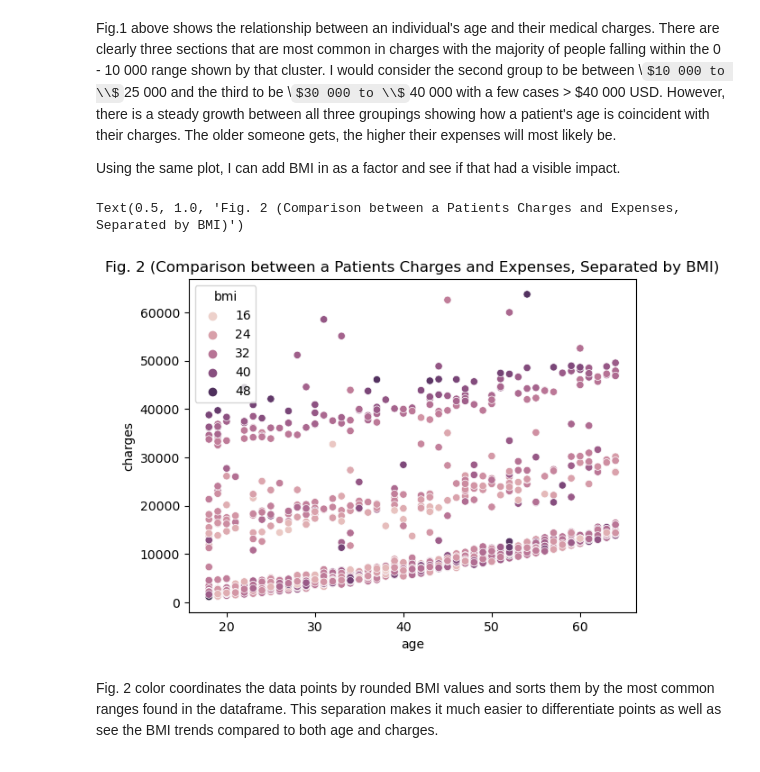
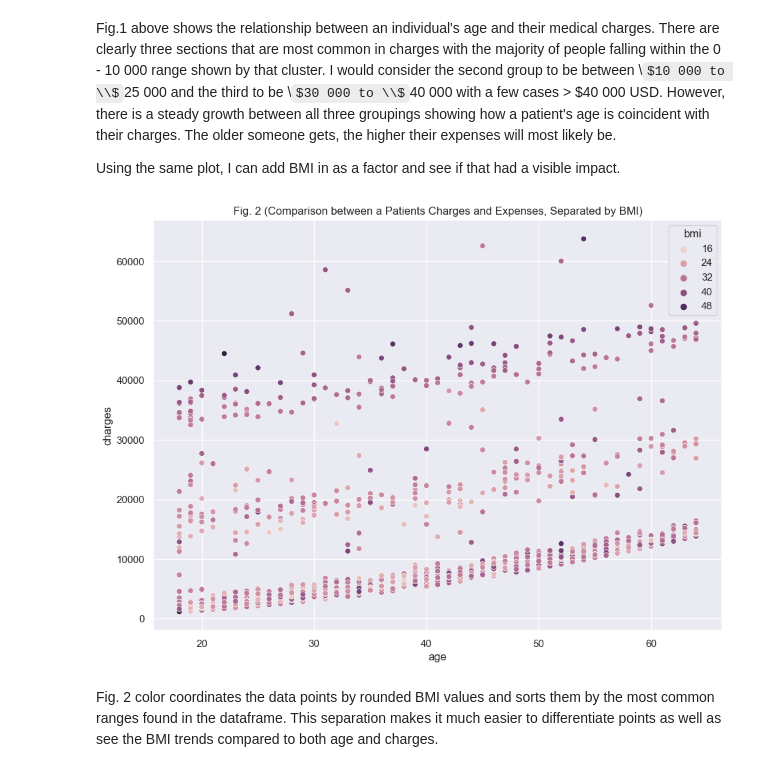
Before and after one commit to ubco-W2022T1-cosc301/project-group44, a Jupyter notebook: notebooks/analysis2.ipynb, the cells around one changed output. Saved outputs shown, nothing was run; the diff lists cells and outputs as text; code cells hidden in the pictures; some formulas as TeX source.

Commit message:
Isabella - Resized task 4 plots

```diff
--- a/notebooks/analysis2.ipynb
+++ b/notebooks/analysis2.ipynb
@@ -261,6 +261,7 @@ During my EDA, all of the visualizations I chose gave me insight into the overar
 
 With a scatterplot, I will also be able to look at BMI and smoking as possible causes for these charges.
 # %%
-sns.scatterplot(data = cleanData, x ='age', y = 'charges')
+a = sns.scatterplot(data = cleanData, x ='age', y = 'charges')
 plt.title('Fig. 1 (Comparison between a Patients Charges and Expenses)')
+a = sns.set(rc={'figure.figsize':(11,8)})
 # %% [output]
@@ -271,11 +271,11 @@ Fig.1 above shows the relationship between an individual's age and their medical
 
 Using the same plot, I can add BMI in as a factor and see if that had a visible impact.
 # %%
-sns.scatterplot(data = cleanData, x ='age', y = 'charges', hue = 'bmi')
+b = sns.scatterplot(data = cleanData, x ='age', y = 'charges', hue = 'bmi')
 plt.title('Fig. 2 (Comparison between a Patients Charges and Expenses, Separated by BMI)')
+b = sns.set(rc={'figure.figsize':(11,8)})
 # %% [output]
-Text(0.5, 1.0, 'Fig. 2 (Comparison between a Patients Charges and Expenses, Separated by BMI)')
-[figure, old version]
+[figure, new version]
 # %% [markdown]
 Fig. 2 color coordinates the data points by rounded BMI values and sorts them by the most common ranges found in the dataframe. This separation makes it much easier to differentiate points as well as see the BMI trends compared to both age and charges.
 # %%
```
Also changed, not shown: parts of 3 cells of this notebook, 3 other files.
